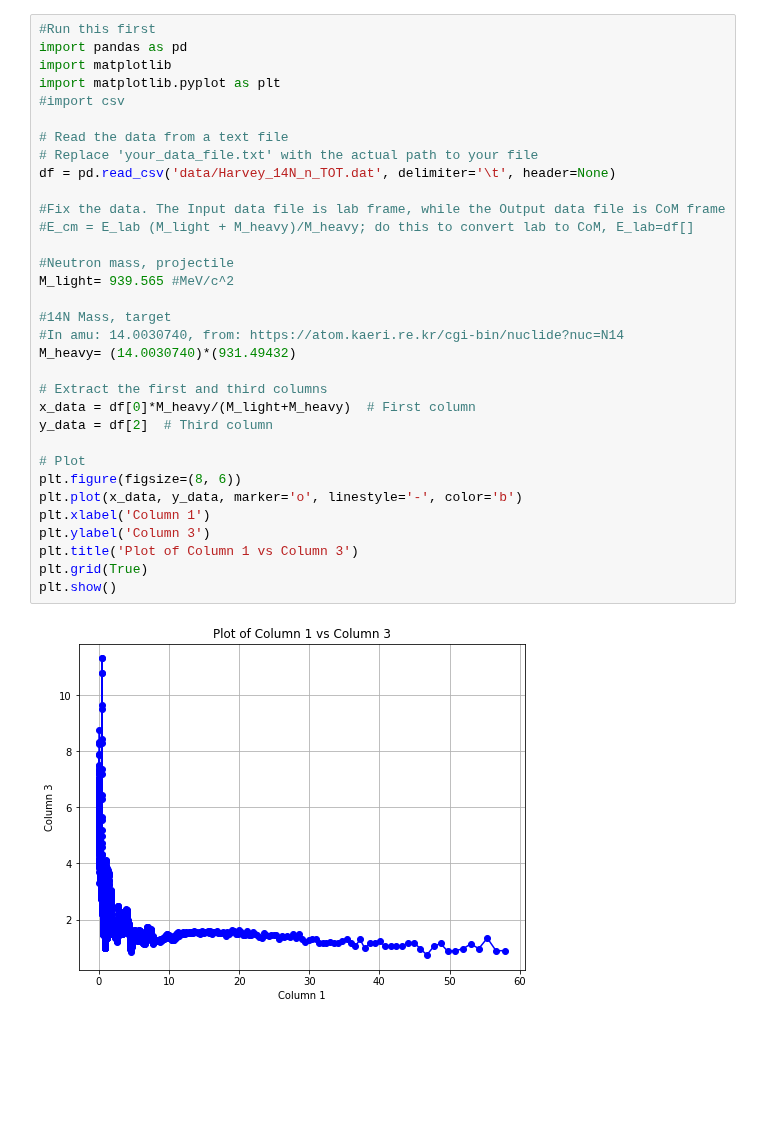
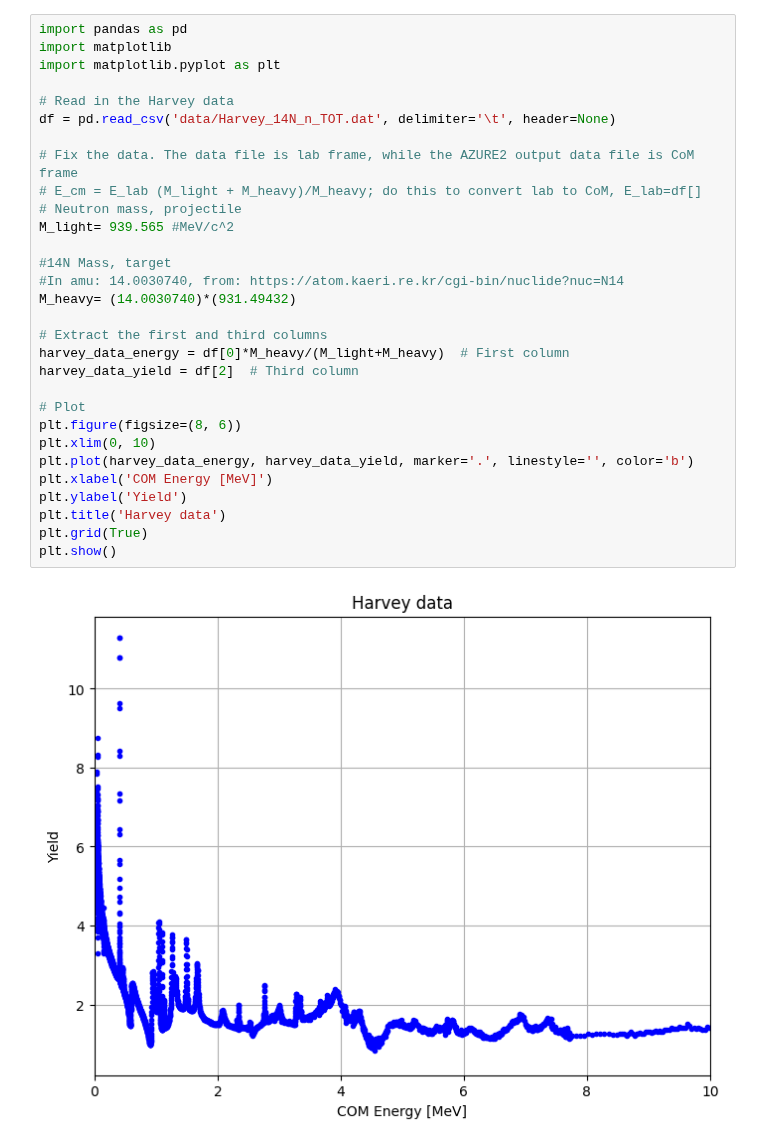
Before and after one commit to det-lab/14N_n_totalCrossSection_0.1_to_12_MeV, a Jupyter notebook: fig_13.ipynb, the cells around one changed output. Cells and saved outputs as stored; diff of their text form; blank space fills up the shorter version.

```diff
--- a/fig_13.ipynb
+++ b/fig_13.ipynb
@@ -10,35 +1,32 @@ Note: you may need to restart the kernel to use updated packages.
 # %%
-#Run this first
 import pandas as pd
 import matplotlib
 import matplotlib.pyplot as plt
-#import csv
 
-# Read the data from a text file
-# Replace 'your_data_file.txt' with the actual path to your file
+# Read in the Harvey data
 df = pd.read_csv('data/Harvey_14N_n_TOT.dat', delimiter='\t', header=None)
 
-#Fix the data. The Input data file is lab frame, while the Output data file is CoM frame
-#E_cm = E_lab (M_light + M_heavy)/M_heavy; do this to convert lab to CoM, E_lab=df[]
-
-#Neutron mass, projectile
+# Fix the data. The data file is lab frame, while the AZURE2 output data file is CoM frame
+# E_cm = E_lab (M_light + M_heavy)/M_heavy; do this to convert lab to CoM, E_lab=df[]
+# Neutron mass, projectile
 M_light= 939.565 #MeV/c^2
 
 #14N Mass, target
 #In amu: 14.0030740, from: https://atom.kaeri.re.kr/cgi-bin/nuclide?nuc=N14
 M_heavy= (14.0030740)*(931.49432)
 
 # Extract the first and third columns
-x_data = df[0]*M_heavy/(M_light+M_heavy)  # First column
-y_data = df[2]  # Third column
+harvey_data_energy = df[0]*M_heavy/(M_light+M_heavy)  # First column
+harvey_data_yield = df[2]  # Third column
 
 # Plot
 plt.figure(figsize=(8, 6))
-plt.plot(x_data, y_data, marker='o', linestyle='-', color='b')
-plt.xlabel('Column 1')
-plt.ylabel('Column 3')
-plt.title('Plot of Column 1 vs Column 3')
+plt.xlim(0, 10)
+plt.plot(harvey_data_energy, harvey_data_yield, marker='.', linestyle='', color='b')
+plt.xlabel('COM Energy [MeV]')
+plt.ylabel('Yield')
+plt.title('Harvey data')
 plt.grid(True)
 plt.show()
 # %% [output]
-[figure, old version]
+[figure, new version]
```
Also changed, not shown: parts of 6 cells of this notebook, 2 other files.
